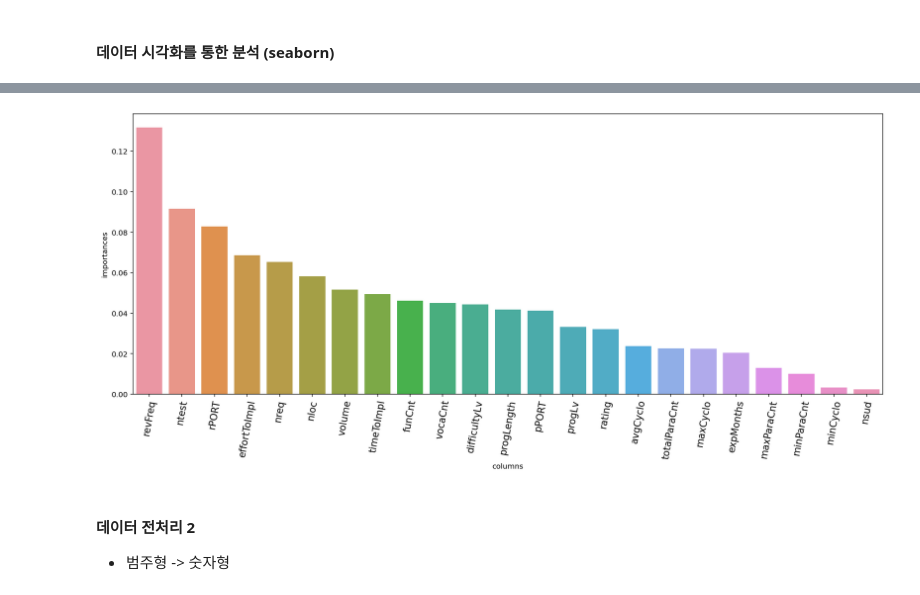
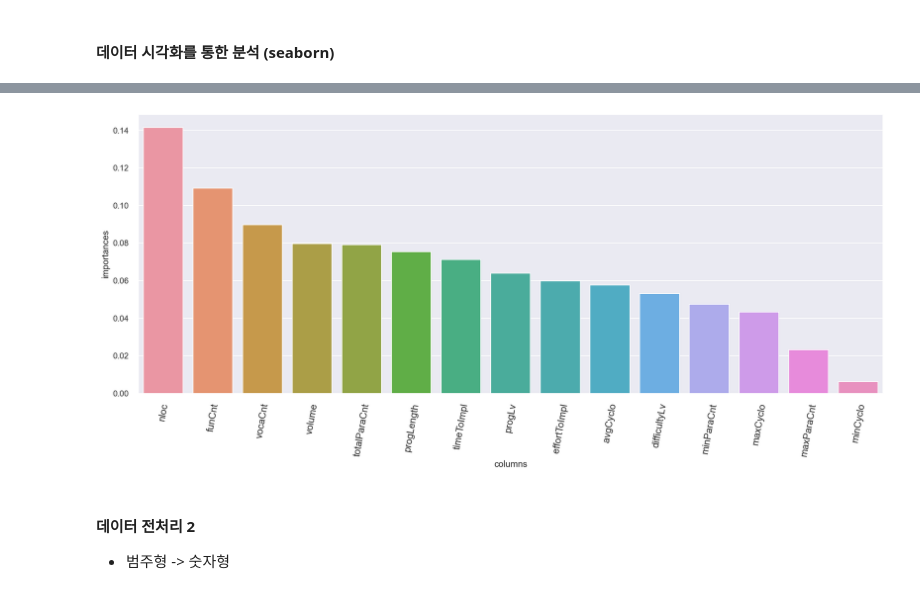
Before and after one commit to daesungkim79/jupyter, a Jupyter notebook: 01_defective_data_analysis_3.ipynb, the cells around one changed output, grey strips where cells are left out. Cells and saved outputs as stored; diff of their text form; code cells hidden in the pictures.

```diff
--- a/01_defective_data_analysis_3.ipynb
+++ b/01_defective_data_analysis_3.ipynb
@@ -455,0 +410,9 @@ Name: isDefective, dtype: float64
+# %%
+# 데이터 불균형 해소를 위해
+# 결함 발생이 한 번이라도 있었던 SWC 에 대해 미 결함 행 제거
+
+cols_1 = ['ApplCom', 'FailrMgr', 'PpkTrim', 'PinionAg', 'RackPosn', 'ActrMot', 'RackAgSnsr', 'ModMgr', 'IoHwAb_Discrete']
+cols_2 = ['MotAgDiagc', 'MotAgEtc', 'SteerWhlTq',  'PpkPolarity', 'SigCorrlnDiagc','SbwSigVotg', 'DiagPreCond', 'IoHwAb_D']
+
+for name in cols_1:
+    df_6.drop(df_6[(df_6['moduleName'] == name) & (df_6['isDefective'] == -1)].index, inplace=True)
@@ -456,2 +427,4 @@ Name: isDefective, dtype: float64
 # %% [markdown]
 #### 데이터 시각화를 통한 분석 (seaborn)
+# %%
+df_7 = df_6.copy()
@@ -458,2 +440,6 @@ Name: isDefective, dtype: float64
+# %%
+df_7_metric = df_7[['progLength', 'vocaCnt', 'volume', 'difficultyLv', 'progLv',
+       'effortToImpl', 'timeToImpl', 'nloc', 'minParaCnt', 'maxParaCnt',
+       'totalParaCnt', 'funCnt', 'minCyclo', 'maxCyclo', 'avgCyclo', 'isDefective']]
 # %%
 sns.set(style='darkgrid')
@@ -546,3 +544,5 @@ train_4 = train_3.drop(columns=['moduleName', 'changer'])
+# %%
+df_8 = df_7_metric
 # %%
 cols_1 = ['progLength', 'vocaCnt', 'volume', 'difficultyLv', 'progLv', 'effortToImpl', 'timeToImpl',\
           'nloc', 'maxParaCnt', 'funCnt', 'maxCyclo', 'isDefective']
@@ -602,26 +601,26 @@ plt.show()
 # %%
 from sklearn.ensemble import RandomForestClassifier
 
-X = train_4.drop(['isDefective'], axis=1)
-Y = train_4['isDefective']
+X = df_8.drop(['isDefective'], axis=1)
+Y = df_8['isDefective']
 
 # RandomForest
 clf = RandomForestClassifier(random_state=42, max_depth=6)
 clf.fit(X, Y)
 feature_importance = clf.feature_importances_
 
 # plot
 df_fi = pd.DataFrame({'columns':X.columns, 'importances':feature_importance})
 df_fi = df_fi[df_fi['importances'] > 0] # importance가 0이상인 것만
 df_fi = df_fi.sort_values(by=['importances'], ascending=False)
 
 fig = plt.figure(figsize=(15,7))
 ax = sns.barplot(df_fi['columns'], df_fi['importances'])
 ax.set_xticklabels(df_fi['columns'], rotation=80, fontsize=13)
 plt.tight_layout()
 plt.show()
 # %% [output]
-[figure, old version]
+[figure, new version]
 # %% [markdown]
 #### 데이터 전처리 2
 - 범주형 -> 숫자형
```
Also changed, not shown: parts of 115 cells of this notebook, 17 other files.
